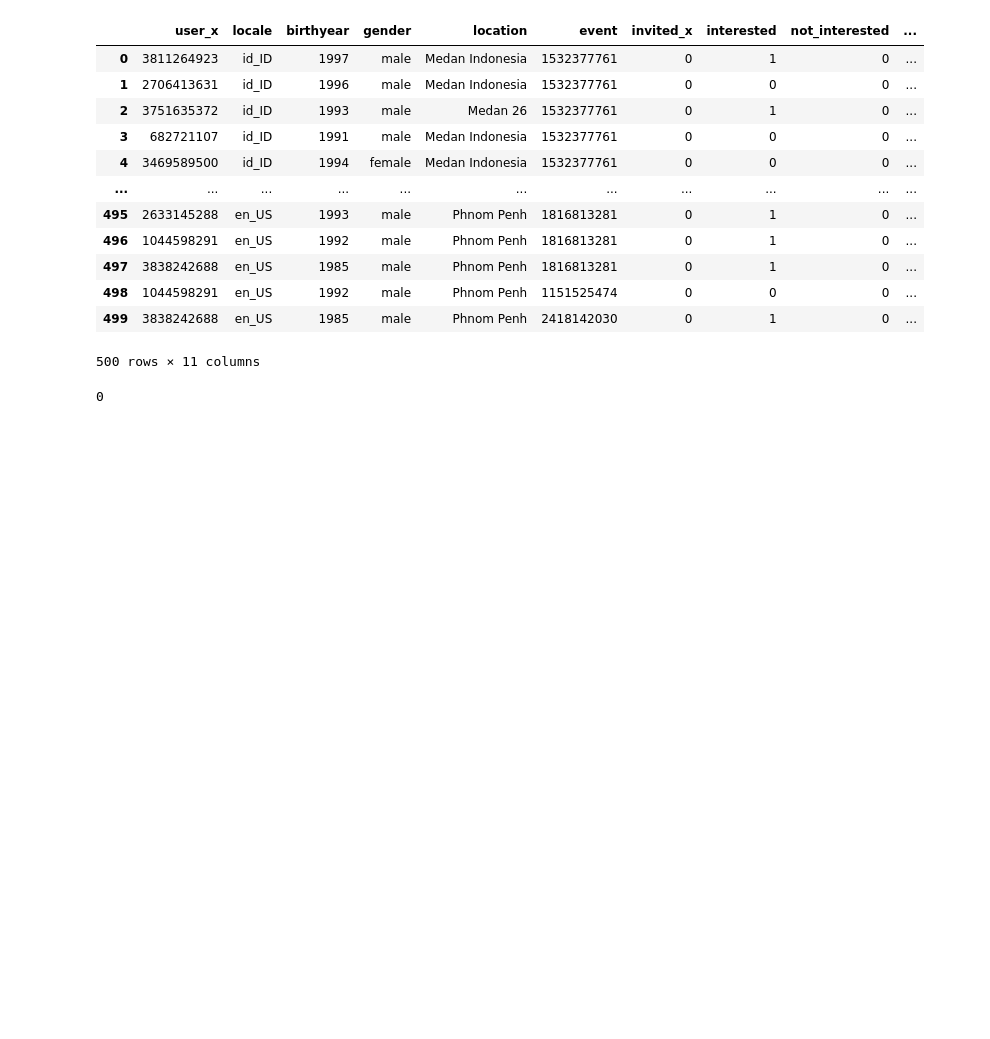
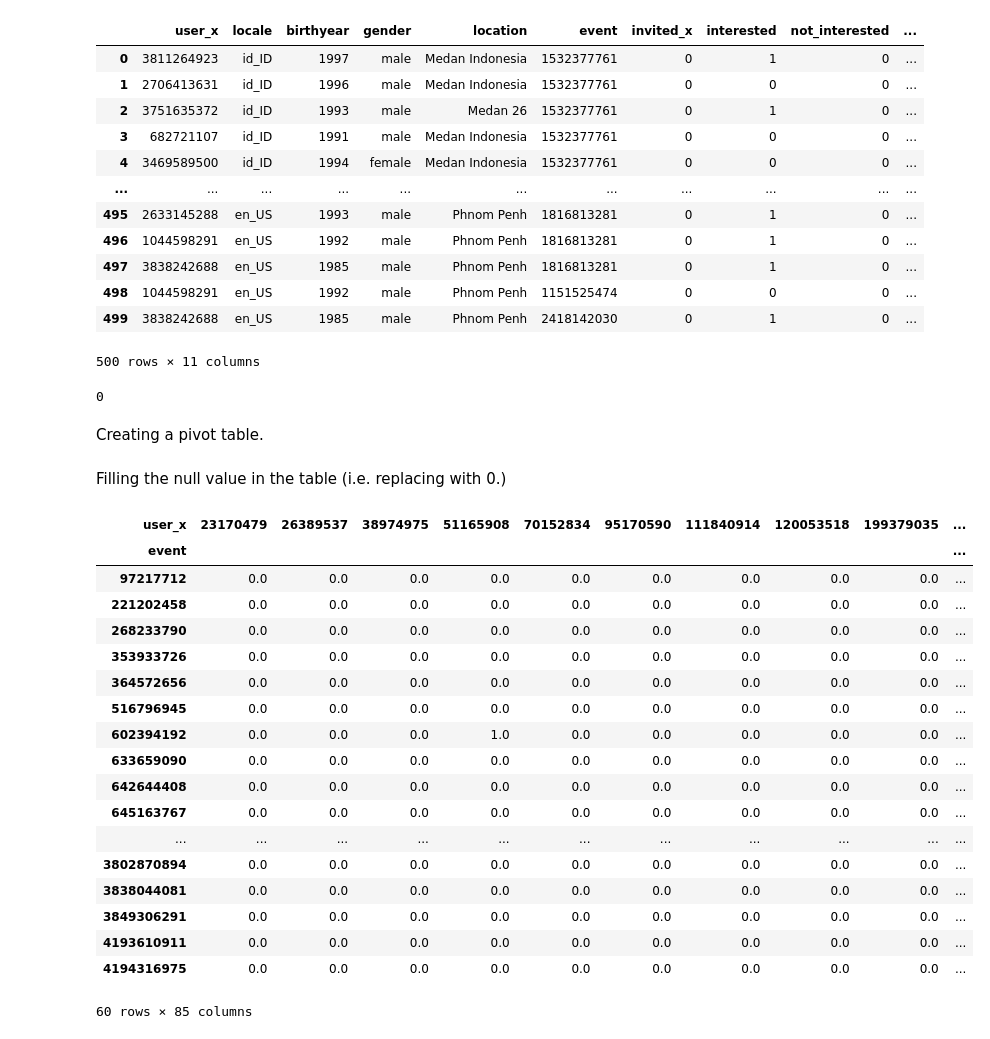
Before and after one commit to apexapaudel484/Event-recommendation, a Jupyter notebook: collaborative-filtering.ipynb, the cells around one changed output. Cells and saved outputs as stored; diff of their text form; code cells hidden in the pictures; blank space fills up the shorter version.

```diff
--- a/collaborative-filtering.ipynb
+++ b/collaborative-filtering.ipynb
@@ -687,3 +713,33 @@ filtered
 filtered.duplicated().sum()
 # %% [output]
 0
+# %% [markdown]
+Creating a pivot table.
+# %%
+pt=filtered.pivot_table(index='event',columns='user_x',values='interested')
+# %% [markdown]
+Filling the null value in the table (i.e. replacing with 0.)
+# %%
+pt.fillna(0,inplace=True)
+# %%
+pt
+# %% [output]
+| user_x | 23170479 | 26389537 | 38974975 | 51165908 | 70152834 | 95170590 | 111840914 | 120053518 | 199379035 | ... |
+| event |  |  |  |  |  |  |  |  |  | ... |
+| 97217712 | 0.0 | 0.0 | 0.0 | 0.0 | 0.0 | 0.0 | 0.0 | 0.0 | 0.0 | ... |
+| 221202458 | 0.0 | 0.0 | 0.0 | 0.0 | 0.0 | 0.0 | 0.0 | 0.0 | 0.0 | ... |
+| 268233790 | 0.0 | 0.0 | 0.0 | 0.0 | 0.0 | 0.0 | 0.0 | 0.0 | 0.0 | ... |
+| 353933726 | 0.0 | 0.0 | 0.0 | 0.0 | 0.0 | 0.0 | 0.0 | 0.0 | 0.0 | ... |
+| 364572656 | 0.0 | 0.0 | 0.0 | 0.0 | 0.0 | 0.0 | 0.0 | 0.0 | 0.0 | ... |
+| 516796945 | 0.0 | 0.0 | 0.0 | 0.0 | 0.0 | 0.0 | 0.0 | 0.0 | 0.0 | ... |
+| 602394192 | 0.0 | 0.0 | 0.0 | 1.0 | 0.0 | 0.0 | 0.0 | 0.0 | 0.0 | ... |
+| 633659090 | 0.0 | 0.0 | 0.0 | 0.0 | 0.0 | 0.0 | 0.0 | 0.0 | 0.0 | ... |
+| 642644408 | 0.0 | 0.0 | 0.0 | 0.0 | 0.0 | 0.0 | 0.0 | 0.0 | 0.0 | ... |
+| 645163767 | 0.0 | 0.0 | 0.0 | 0.0 | 0.0 | 0.0 | 0.0 | 0.0 | 0.0 | ... |
+| ... | ... | ... | ... | ... | ... | ... | ... | ... | ... | ... |
+| 3802870894 | 0.0 | 0.0 | 0.0 | 0.0 | 0.0 | 0.0 | 0.0 | 0.0 | 0.0 | ... |
+| 3838044081 | 0.0 | 0.0 | 0.0 | 0.0 | 0.0 | 0.0 | 0.0 | 0.0 | 0.0 | ... |
+| 3849306291 | 0.0 | 0.0 | 0.0 | 0.0 | 0.0 | 0.0 | 0.0 | 0.0 | 0.0 | ... |
+| 4193610911 | 0.0 | 0.0 | 0.0 | 0.0 | 0.0 | 0.0 | 0.0 | 0.0 | 0.0 | ... |
+| 4194316975 | 0.0 | 0.0 | 0.0 | 0.0 | 0.0 | 0.0 | 0.0 | 0.0 | 0.0 | ... |
+60 rows × 85 columns
```
Also changed, not shown: parts of 22 cells of this notebook.
